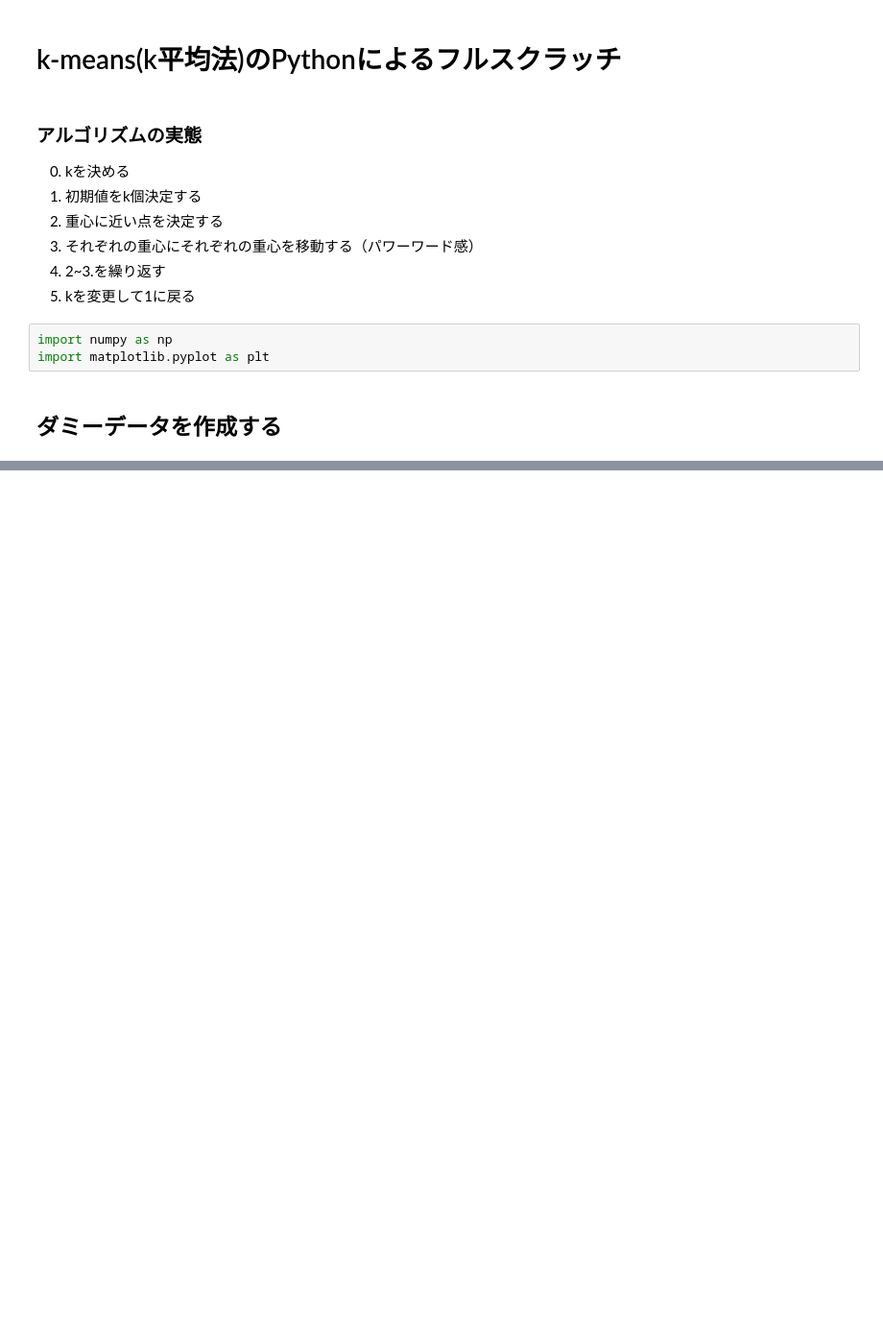
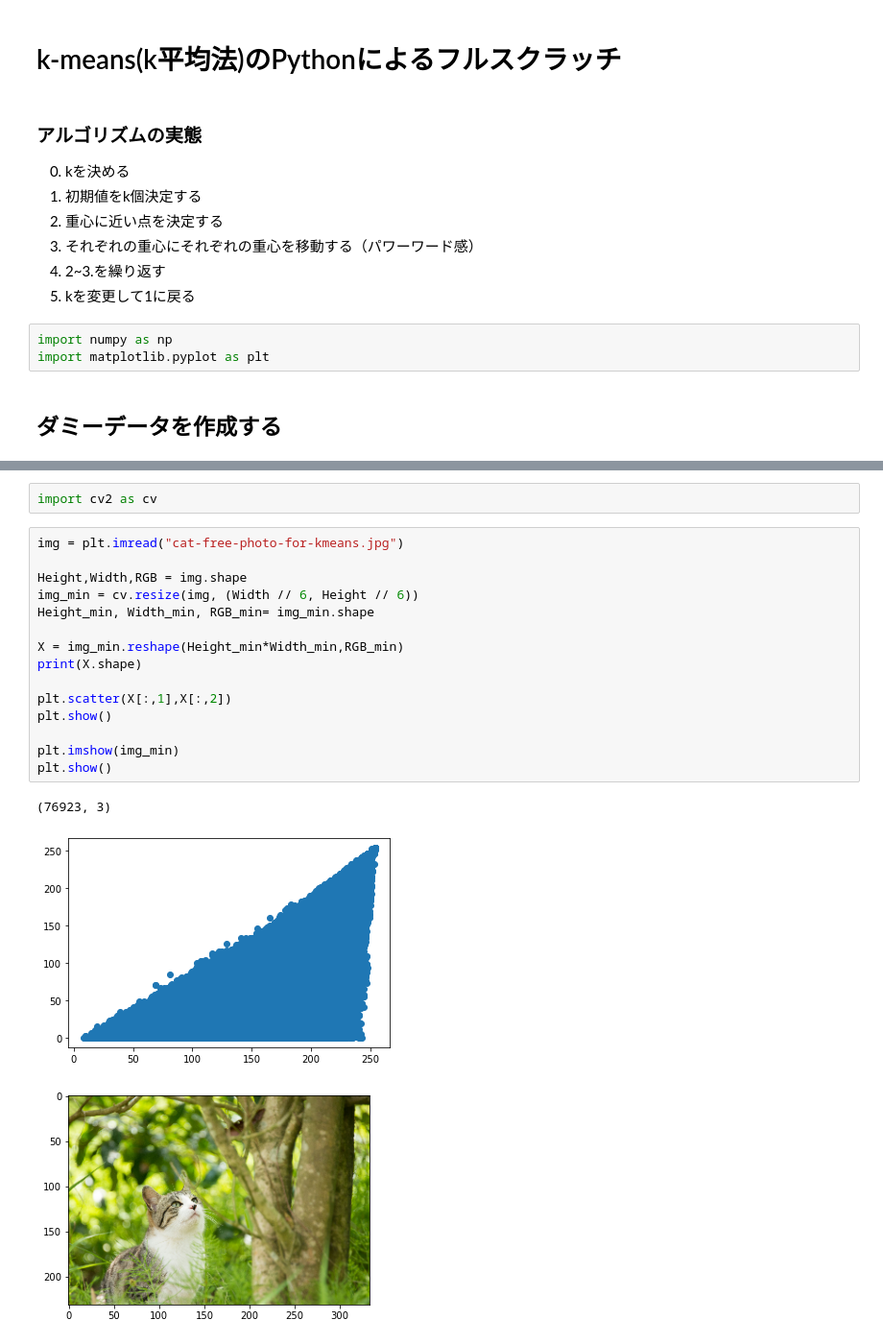
Before and after one commit to Go-to-Ray/Youtube_AI, a Jupyter notebook: k-means/k-means-fullscratch.ipynb, the cells around one changed output, grey strips where cells are left out. Shown at 96% size. Cells and saved outputs as stored; diff of their text form; blank space fills up the shorter version.

```diff
--- a/k-means/k-means-fullscratch.ipynb
+++ b/k-means/k-means-fullscratch.ipynb
@@ -132,0 +175,21 @@ kmn.fit(X,5)
+# %%
+import cv2 as cv
+# %%
+img = plt.imread("cat-free-photo-for-kmeans.jpg")
+
+Height,Width,RGB = img.shape
+img_min = cv.resize(img, (Width // 6, Height // 6))
+Height_min, Width_min, RGB_min= img_min.shape
+
+X = img_min.reshape(Height_min*Width_min,RGB_min)
+print(X.shape)
+
+plt.scatter(X[:,1],X[:,2])
+plt.show()
+
+plt.imshow(img_min)
+plt.show()
+# %% [output]
+(76923, 3)
+[figure, added]
+[figure, added]
```
Also changed, not shown: parts of 6 cells of this notebook, 6 other files.
